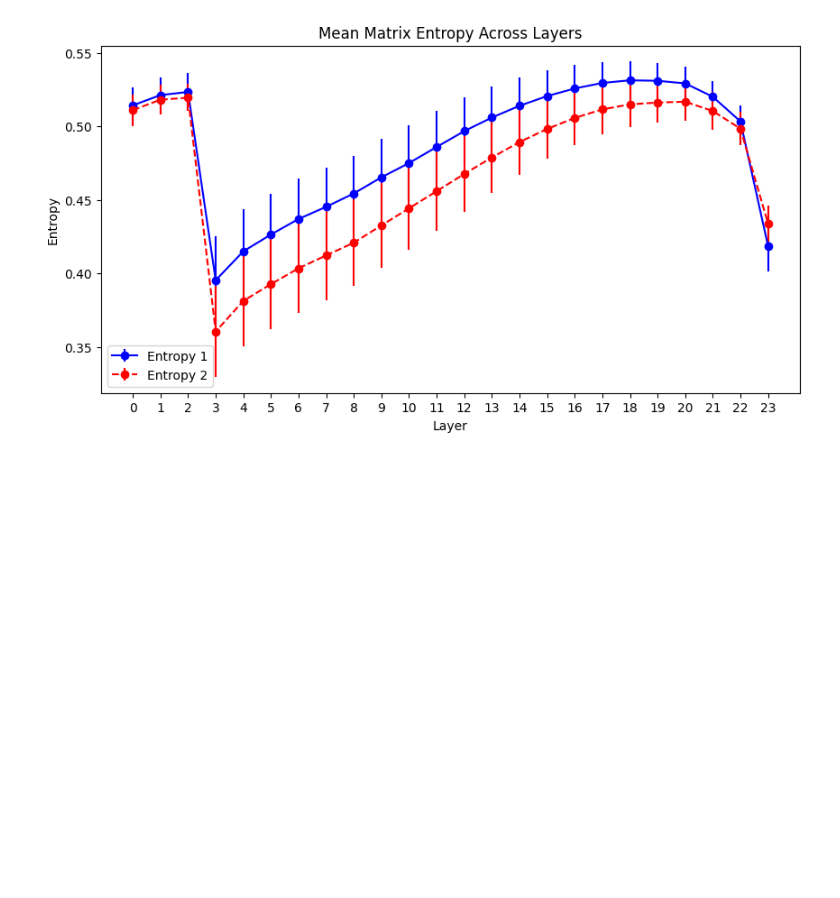
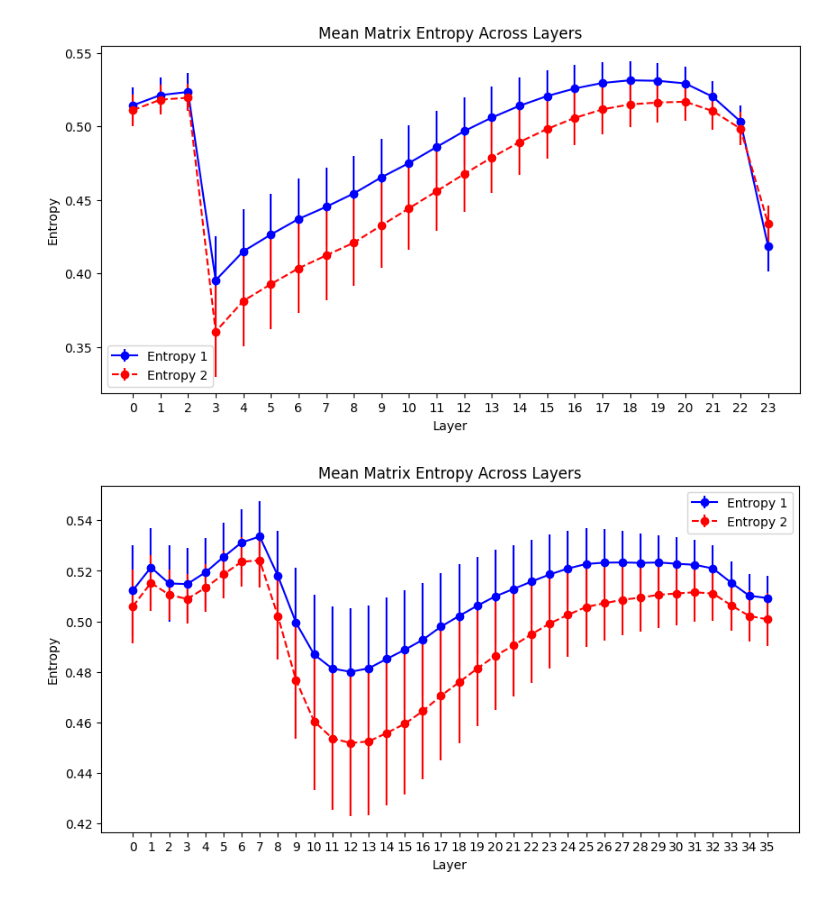
Before and after one commit to YichongLiang/Exploring-Matrix-Entropy-Across-LLM-Layers, a Jupyter notebook: main.ipynb, the cells around one changed output. Saved outputs shown, nothing was run; the diff lists cells and outputs as text; code cells hidden in the pictures; blank space fills up the shorter version.

Commit message:
gpt 2 large on world stories

```diff
--- a/main.ipynb
+++ b/main.ipynb
@@ -322,3 +317,6 @@ Entropy_gpt_m_dytopian_mean, Entropy_gpt_m_dytopian_std = entropy_cal_dataset(dy
+# %%
+Entropy_gpt_l_utopian_mean, Entropy_gpt_l_utopian_std = entropy_cal_dataset(utopian_stories,MODEL4)
+Entropy_gpt_l_dytopian_mean, Entropy_gpt_l_dytopian_std = entropy_cal_dataset(dystopian_stories,MODEL4)
 # %% [markdown]
 #### plot
 # %%
@@ -360,3 +358,16 @@ plot_across_layers(
 )
 # %% [output]
 [figure]
+# %%
+plot_across_layers(
+    Entropy_gpt_l_utopian_mean,
+    Entropy_gpt_l_utopian_std,
+    Entropy_gpt_l_dytopian_mean,
+    Entropy_gpt_l_dytopian_std,
+    None,
+    None,
+    None,
+    None
+)
+# %% [output]
+[figure, added]
```
Also changed, not shown: parts of 4 cells of this notebook.
